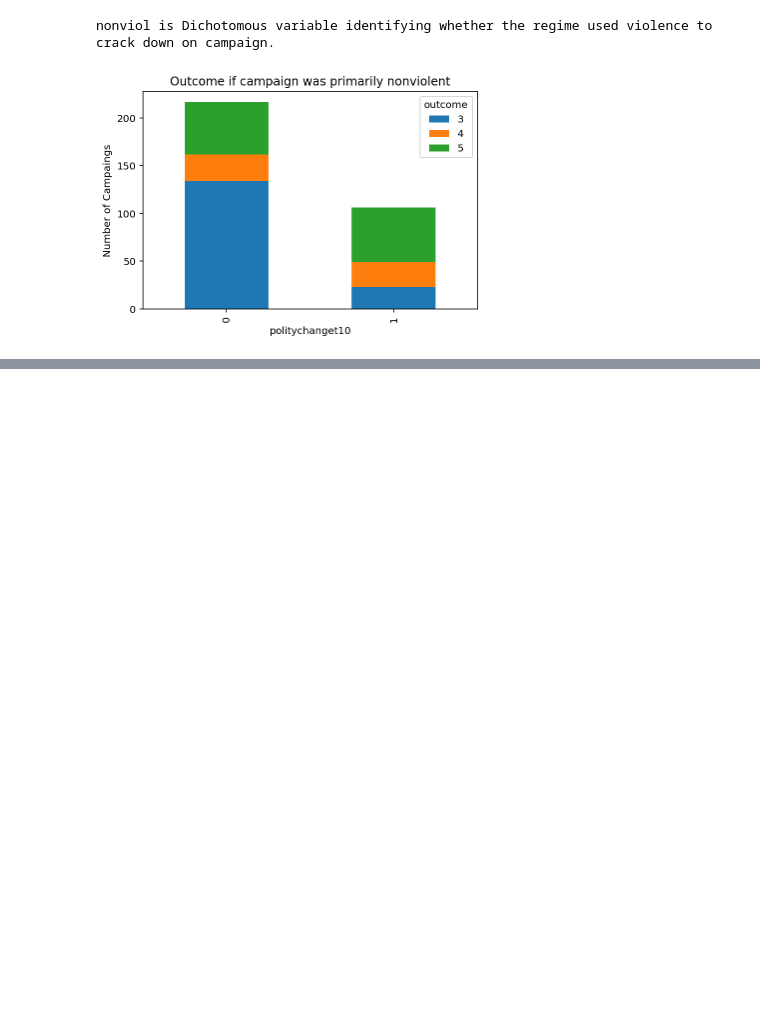
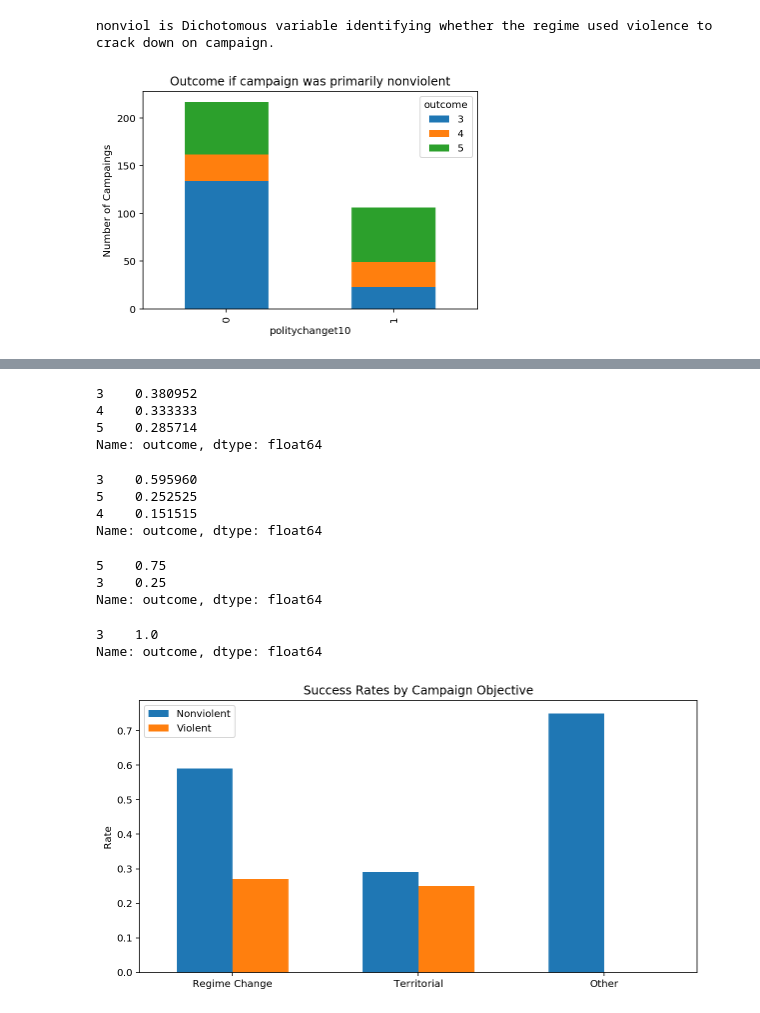
Before and after one commit to orlando-trejo/ginsberg-center-tutorials, a Jupyter notebook: ginsberg-tutorials-python/data_load_explore.ipynb, the cells around one changed output, grey strips where cells are left out. Saved outputs shown, nothing was run; the diff lists cells and outputs as text; code cells hidden in the pictures; blank space fills up the shorter version.

```diff
--- a/ginsberg-tutorials-python/data_load_explore.ipynb
+++ b/ginsberg-tutorials-python/data_load_explore.ipynb
@@ -149,0 +276,68 @@ plt.show()
+# %%
+sub_data = data[(data.nonviol==1.0)]
+sub_data = sub_data[(sub_data.secession==1.0) | (sub_data.fselfdet==1.0)]
+sub_df = sub_data['outcome'].value_counts(normalize=True)
+sub_df
+# %% [output]
+3    0.380952
+4    0.333333
+5    0.285714
+Name: outcome, dtype: float64
+# %%
+sub_data = data[(data.nonviol==0.0)]
+sub_data = sub_data[(sub_data.secession==1.0) | (sub_data.fselfdet==1.0)]
+sub_df = sub_data['outcome'].value_counts(normalize=True)
+sub_df
+# %% [output]
+3    0.595960
+5    0.252525
+4    0.151515
+Name: outcome, dtype: float64
+# %%
+sub_data = data[(data.nonviol==1.0) & (data.other==1.0)]
+sub_df = sub_data['outcome'].value_counts(normalize=True)
+sub_df
+# %% [output]
+5    0.75
+3    0.25
+Name: outcome, dtype: float64
+# %%
+sub_data = data[(data.nonviol==0.0) & (data.other==1.0)]
+sub_df = sub_data['outcome'].value_counts(normalize=True)
+sub_df
+# %% [output]
+3    1.0
+Name: outcome, dtype: float64
+# %%
+# Figure 1.4
+# Data on X-axis
+
+# Specify the values of blue bars (height)
+blue_bar = [0.59, 0.29, 0.75]
+# Specify the values of orange bars (height)
+orange_bar = [0.27, 0.25, 0.0]
+
+# Figure size
+plt.figure(figsize=(10,5))
+
+# Width of a bar
+width = 0.3
+
+x = np.array(x)
+# Plotting
+plt.bar(np.array(nonviol_x)+0.3/2, blue_bar , width, label='Nonviolent')
+plt.bar(np.array(nonviol_x)-0.3/2, orange_bar, width, label='Violent')
+plt.ylabel('Rate')
+plt.title('Success Rates by Campaign Objective')
+plt.xlim(5.5, 2.5)
+
+# xticks()
+# First argument - A list of positions at which ticks should be placed
+# Second argument -  A list of labels to place at the given locations
+plt.xticks(x, ('Regime Change', 'Territorial', 'Other'))
+
+# Finding the best position for legends and putting it
+plt.legend(loc='best')
+plt.show()
+# %% [output]
+[figure, added]
```
Also changed, not shown: parts of 13 cells of this notebook.
